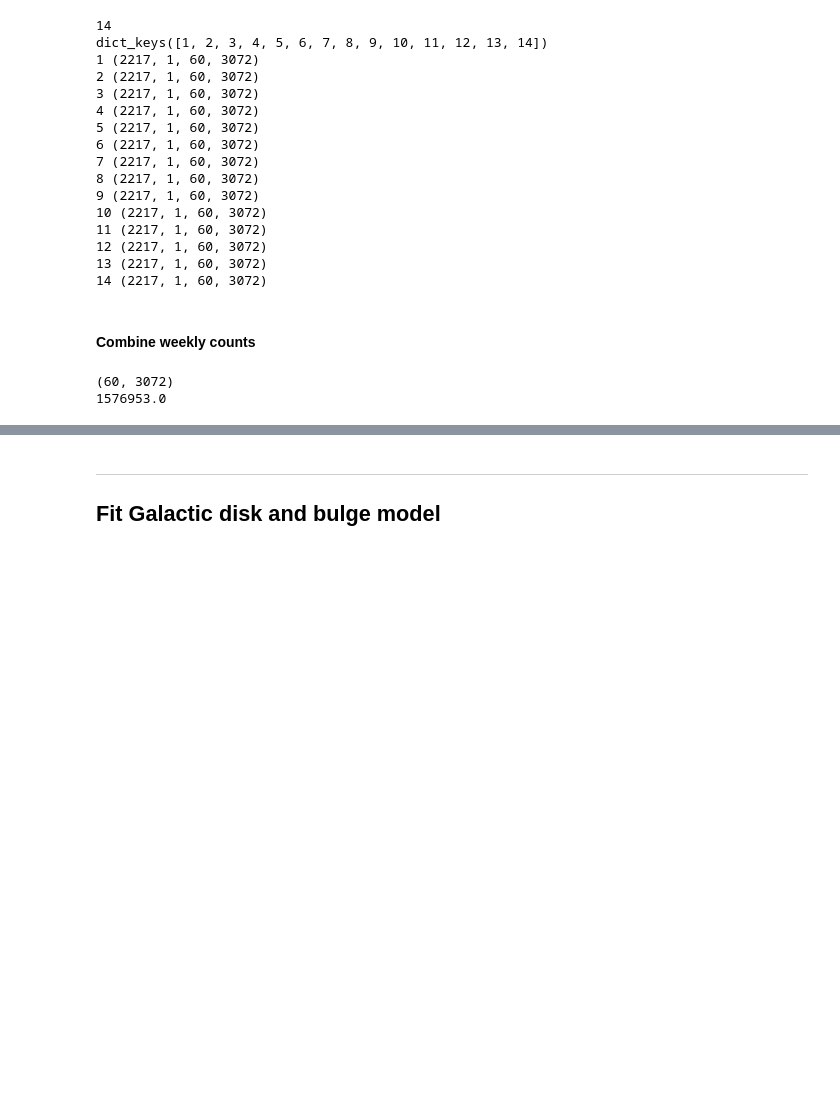
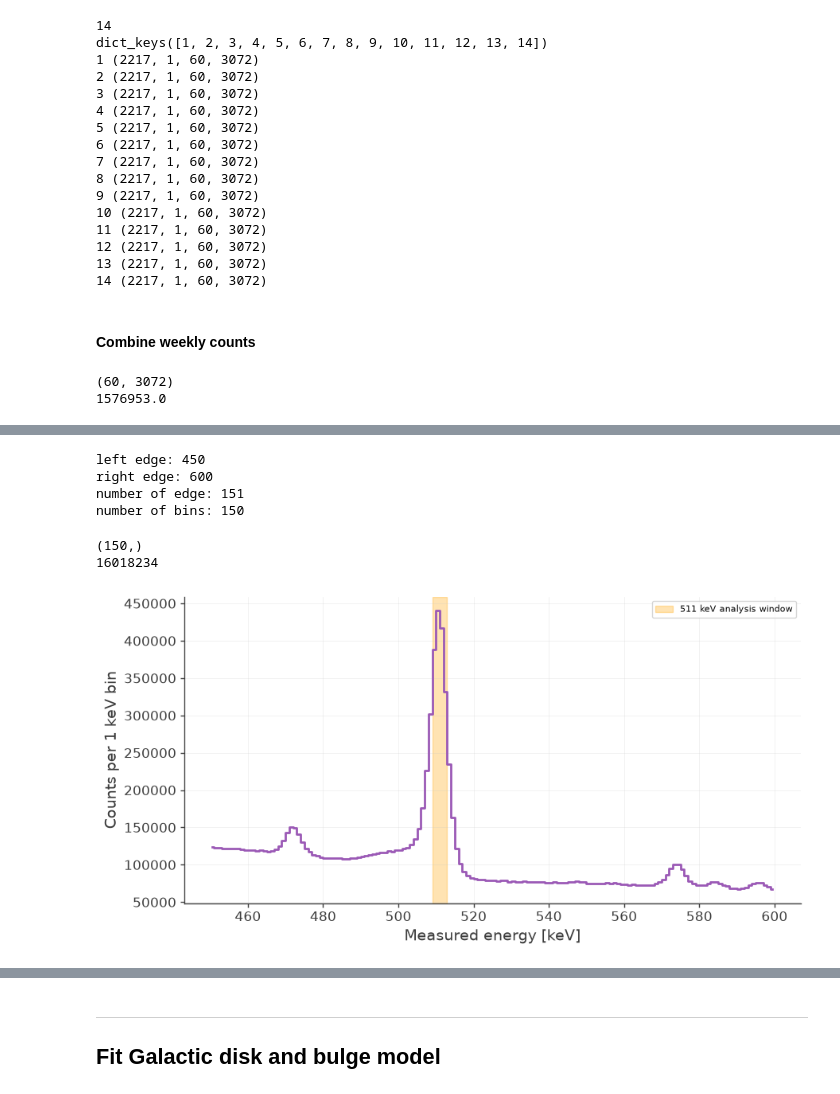
Before and after one commit to mquezada13/data-challenge-3-4-exploration, a Jupyter notebook: workflow/notebooks/02_511_imaging_analysis.ipynb, the cells around one changed output, grey strips where cells are left out. Drawn from its saved outputs; the diff is of its cells as text; code cells hidden in the pictures; blank space fills up the shorter version.

```diff
--- a/workflow/notebooks/02_511_imaging_analysis.ipynb
+++ b/workflow/notebooks/02_511_imaging_analysis.ipynb
@@ -222,7 +219,7 @@ Temporal coverage is compatible.
 # %%
 analysis511 = {}
 
-for week, input_path in paths.weekly_paths.items():
+for week in paths.weekly_paths:
     output_prefix = paths.data_dir_out / f"dc4_week_{week}_511_binned"
     output_path = output_prefix.with_suffix(".hdf5")
 
@@ -279,0 +330,65 @@ print(observed_counts_all.sum())
+# %%
+energy_bin_edges = np.arange(450, 601, 1)
+# %%
+edges = len(energy_bin_edges)
+bins = edges -1
+print("left edge:", energy_bin_edges[0])
+print("right edge:", energy_bin_edges[bins])
+print("number of edge:", edges)
+print("number of bins:", bins)
+# %% [output]
+left edge: 450
+right edge: 600
+number of edge: 151
+number of bins: 150
+# %%
+# Initialize the combined energy spectrum
+
+energy_counts_all = np.zeros( bins,
+                             dtype=int
+                             )
+
+# Build and combine the energy spectrum from all weeks
+for selected_energies in selected_energies_by_week:
+    week_counts, _ = np.histogram(
+        selected_energies,
+        bins=energy_bin_edges
+    )
+    energy_counts_all += week_counts
+# %%
+# Check the number of energy bins and total selected events
+
+print(energy_counts_all.shape)
+print(energy_counts_all.sum())
+# %% [output]
+(150,)
+16018234
+# %%
+# Calculate the center of each energy bin
+energy_bin_centers = 0.5 * (
+    energy_bin_edges[:-1] + energy_bin_edges[1:]
+)
+# %%
+# Plot the combined energy spectrum
+plt.figure(figsize=(10, 5))
+plt.step(
+    energy_bin_centers,
+    energy_counts_all,
+    where="mid",
+)
+
+# Highlight the 511 keV analysis window
+plt.axvspan(
+    509,
+    513,
+    color="orange",
+    alpha=0.3,
+    label="511 keV analysis window",
+)
+
+plt.xlabel("Measured energy [keV]")
+plt.ylabel("Counts per 1 keV bin")
+plt.legend()
+plt.grid(alpha=0.3)
+# %% [output]
+[figure, added]
```
Also changed, not shown: parts of 17 cells of this notebook.
